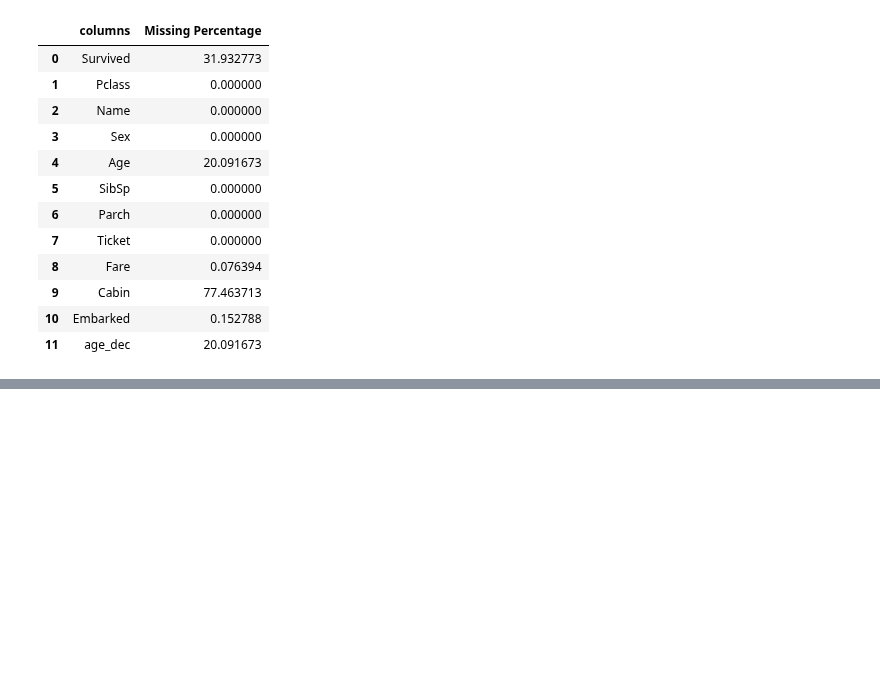
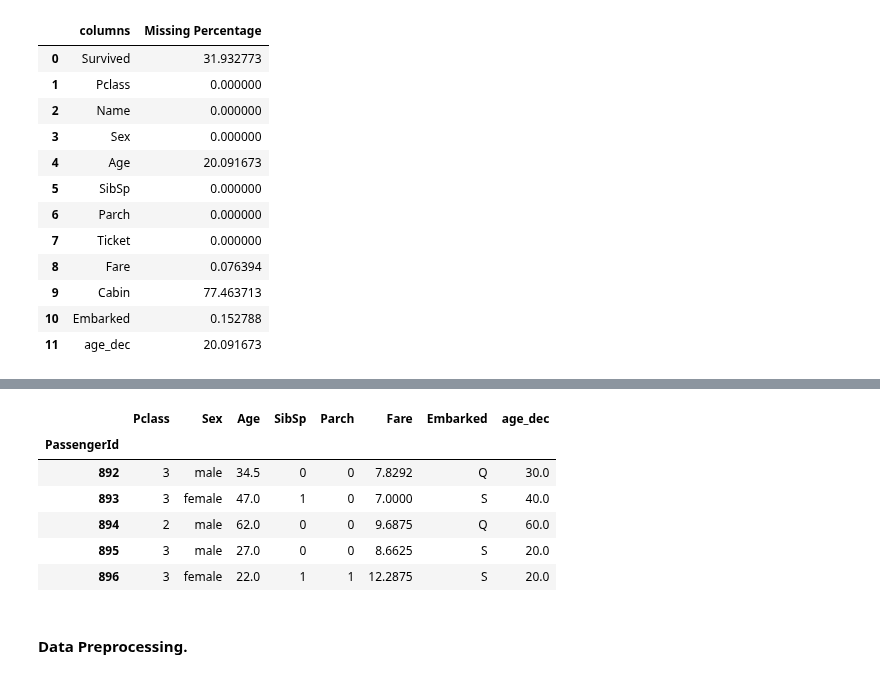
Before and after one commit to Njaramba-Riri/HoML, a Jupyter notebook: Titanic Prediction.ipynb, the cells around one changed output, grey strips where cells are left out. Cells and saved outputs as stored; diff of their text form; code cells hidden in the pictures; blank space fills up the shorter version.

```diff
--- a/Titanic Prediction.ipynb
+++ b/Titanic Prediction.ipynb
@@ -292,0 +358,12 @@ missing
+# %%
+test.head()
+# %% [output]
+|  | Pclass | Sex | Age | SibSp | Parch | Fare | Embarked | age_dec |
+| PassengerId |  |  |  |  |  |  |  |  |
+| 892 | 3 | male | 34.5 | 0 | 0 | 7.8292 | Q | 30.0 |
+| 893 | 3 | female | 47.0 | 1 | 0 | 7.0000 | S | 40.0 |
+| 894 | 2 | male | 62.0 | 0 | 0 | 9.6875 | Q | 60.0 |
+| 895 | 3 | male | 27.0 | 0 | 0 | 8.6625 | S | 20.0 |
+| 896 | 3 | female | 22.0 | 1 | 1 | 12.2875 | S | 20.0 |
+# %% [markdown]
+#### Data Preprocessing.
```
Also changed, not shown: parts of 27 cells of this notebook.
